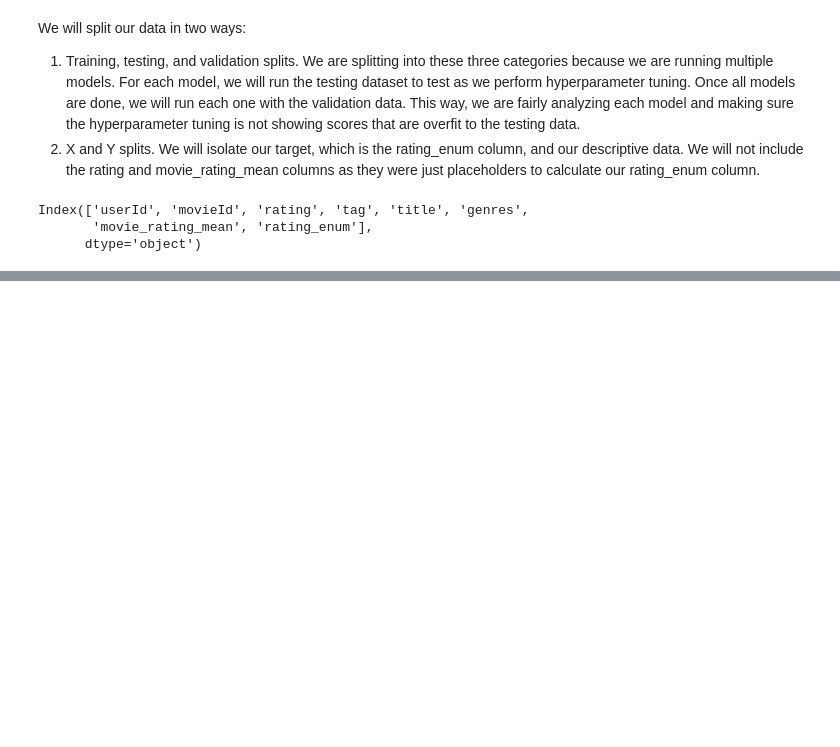
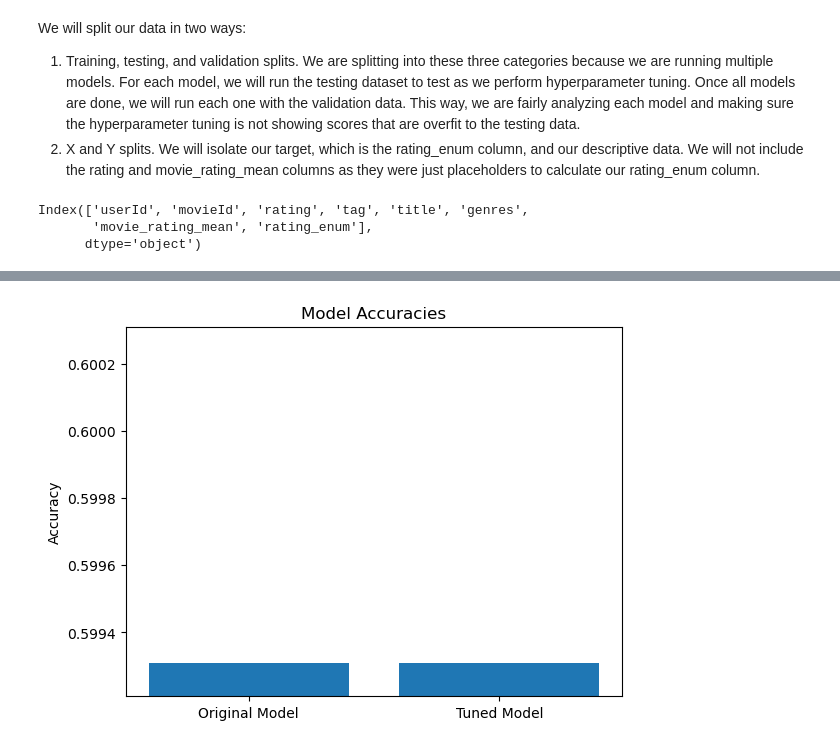
Before and after one commit to maliabarker/CS533-team-assignment, a Jupyter notebook: group-project.ipynb, the cells around one changed output, grey strips where cells are left out. Saved outputs shown, nothing was run; the diff lists cells and outputs as text; code cells hidden in the pictures; blank space fills up the shorter version.

```diff
--- a/group-project.ipynb
+++ b/group-project.ipynb
@@ -491,0 +481,16 @@ accuracy_score(y_true=y_temp, y_pred=y_pred)
+# %%
+# Prepare accuracy data
+accuracies = [accuracy_before_tuning, accuracy_after_tuning]
+labels = ['Original Model', 'Tuned Model']
+
+# Create bar chart
+plt.bar(labels, accuracies)
+plt.title('Model Accuracies')
+plt.ylabel('Accuracy')
+
+# Set y-axis limits to focus on the range of accuracies
+plt.ylim(min(accuracies) - 0.0001, max(accuracies) + 0.001)
+
+plt.show()
+# %% [output]
+[figure, added]
```
Also changed, not shown: parts of 22 cells of this notebook.
